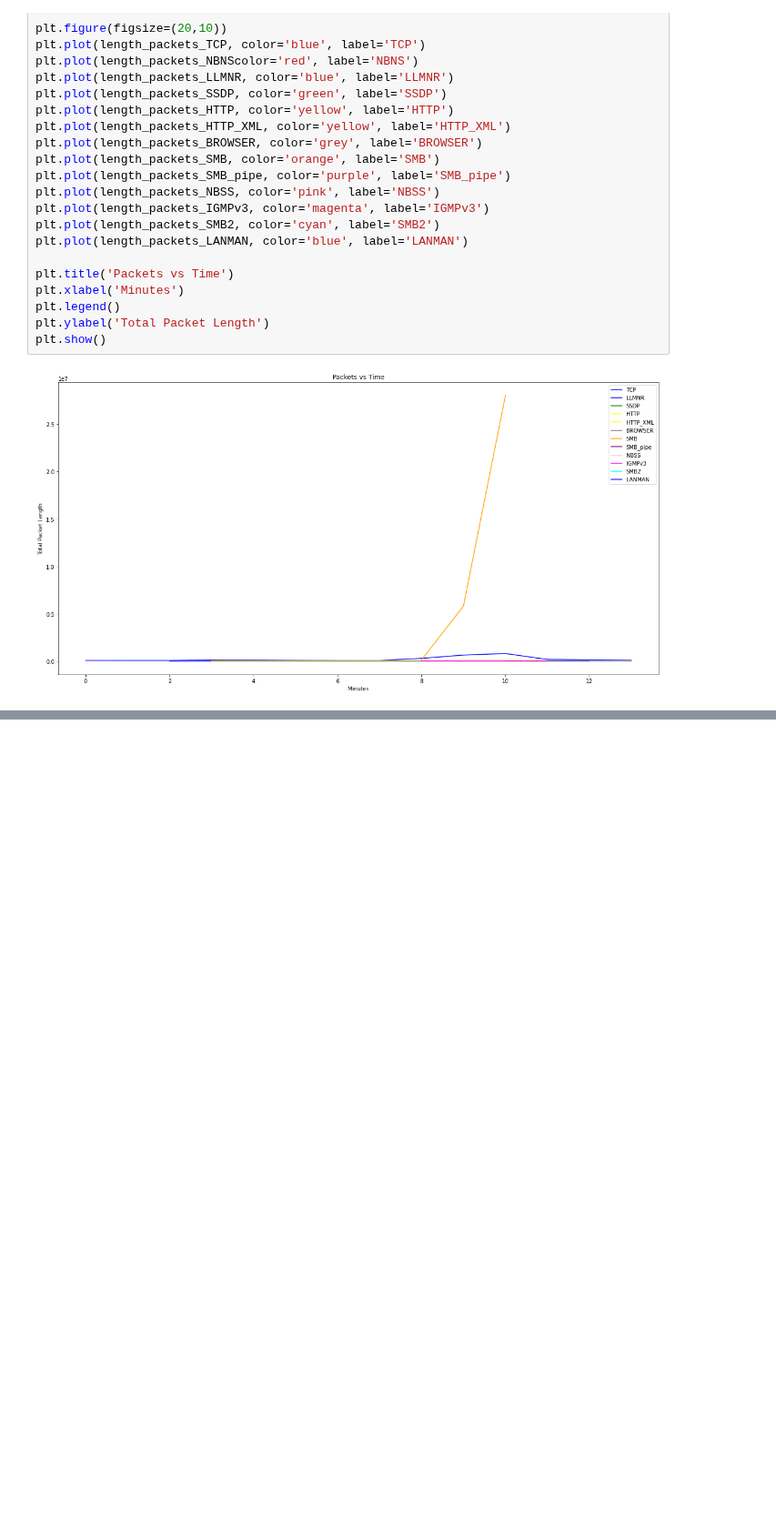
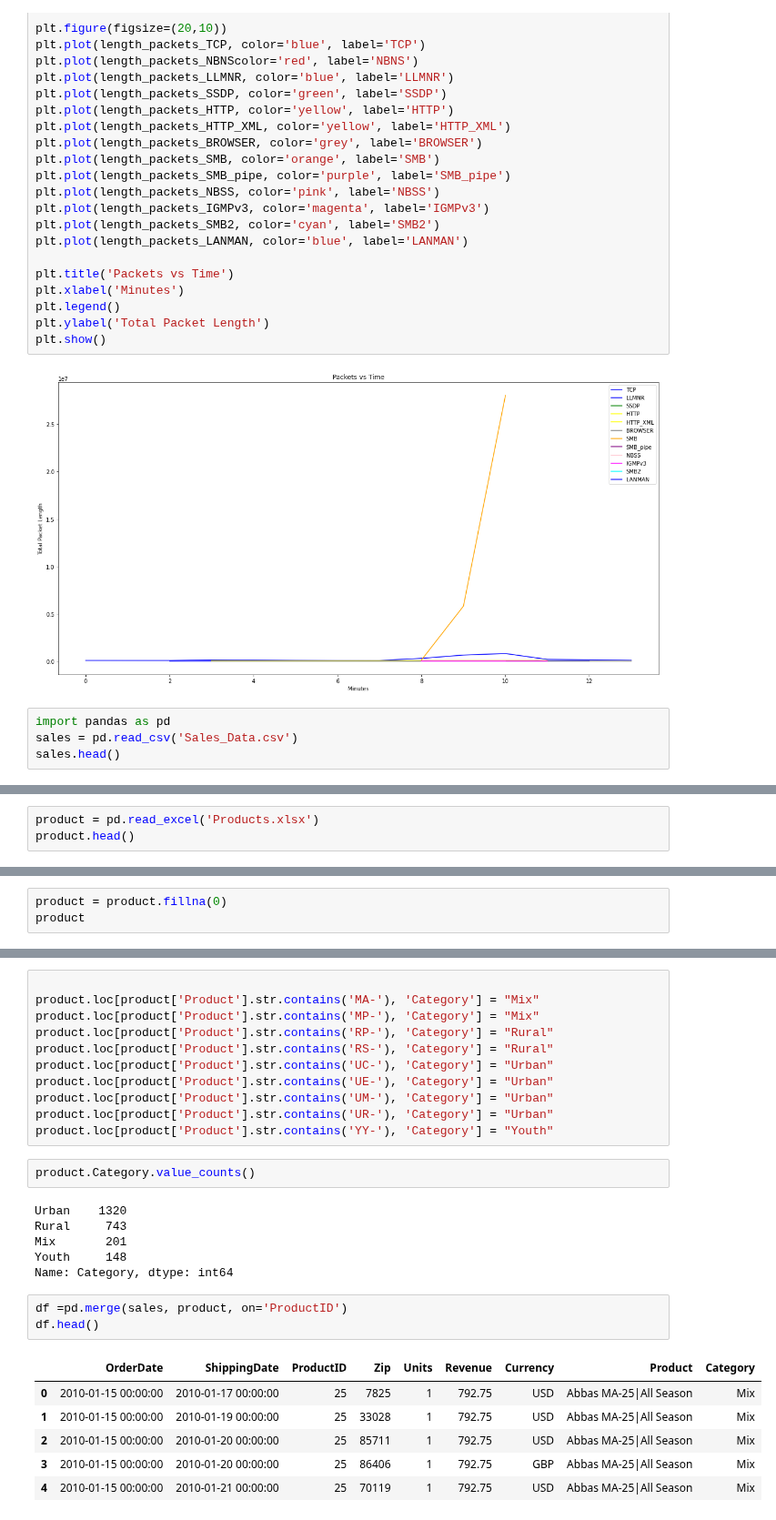
Before and after one commit to asadTariq666/Python_work, a Jupyter notebook: ahmad_yaseeni/SDAV-T1-Notebook-2022-STUDENT.ipynb, the cells around one changed output, grey strips where cells are left out. Shown at 91% size. Saved outputs shown, nothing was run; the diff lists cells and outputs as text; blank space fills up the shorter version.

```diff
--- a/ahmad_yaseeni/SDAV-T1-Notebook-2022-STUDENT.ipynb
+++ b/ahmad_yaseeni/SDAV-T1-Notebook-2022-STUDENT.ipynb
@@ -261,3 +261,7 @@ plt.ylabel('Total Packet Length')
 plt.show()
 # %% [output]
 [figure]
+# %%
+import pandas as pd
+sales = pd.read_csv('Sales_Data.csv')
+sales.head()
@@ -263,0 +275,3 @@ plt.show()
+# %%
+product = pd.read_excel('Products.xlsx')
+product.head()
@@ -263,0 +300,3 @@ plt.show()
+# %%
+product = product.fillna(0)
+product
@@ -263,0 +324,29 @@ plt.show()
+# %%
+
+product.loc[product['Product'].str.contains('MA-'), 'Category'] = "Mix"
+product.loc[product['Product'].str.contains('MP-'), 'Category'] = "Mix"
+product.loc[product['Product'].str.contains('RP-'), 'Category'] = "Rural"
+product.loc[product['Product'].str.contains('RS-'), 'Category'] = "Rural"
+product.loc[product['Product'].str.contains('UC-'), 'Category'] = "Urban"
+product.loc[product['Product'].str.contains('UE-'), 'Category'] = "Urban"
+product.loc[product['Product'].str.contains('UM-'), 'Category'] = "Urban"
+product.loc[product['Product'].str.contains('UR-'), 'Category'] = "Urban"
+product.loc[product['Product'].str.contains('YY-'), 'Category'] = "Youth"
+# %%
+product.Category.value_counts()
+# %% [output]
+Urban    1320
+Rural     743
+Mix       201
+Youth     148
+Name: Category, dtype: int64
+# %%
+df =pd.merge(sales, product, on='ProductID')
+df.head()
+# %% [output]
+|  | OrderDate | ShippingDate | ProductID | Zip | Units | Revenue | Currency | Product | Category |
+| 0 | 2010-01-15 00:00:00 | 2010-01-17 00:00:00 | 25 | 7825 | 1 | 792.75 | USD | Abbas MA-25|All Season | Mix |
+| 1 | 2010-01-15 00:00:00 | 2010-01-19 00:00:00 | 25 | 33028 | 1 | 792.75 | USD | Abbas MA-25|All Season | Mix |
+| 2 | 2010-01-15 00:00:00 | 2010-01-20 00:00:00 | 25 | 85711 | 1 | 792.75 | USD | Abbas MA-25|All Season | Mix |
+| 3 | 2010-01-15 00:00:00 | 2010-01-20 00:00:00 | 25 | 86406 | 1 | 792.75 | GBP | Abbas MA-25|All Season | Mix |
+| 4 | 2010-01-15 00:00:00 | 2010-01-21 00:00:00 | 25 | 70119 | 1 | 792.75 | USD | Abbas MA-25|All Season | Mix |
```
Also changed, not shown: parts of 8 cells of this notebook, 7 other files.
